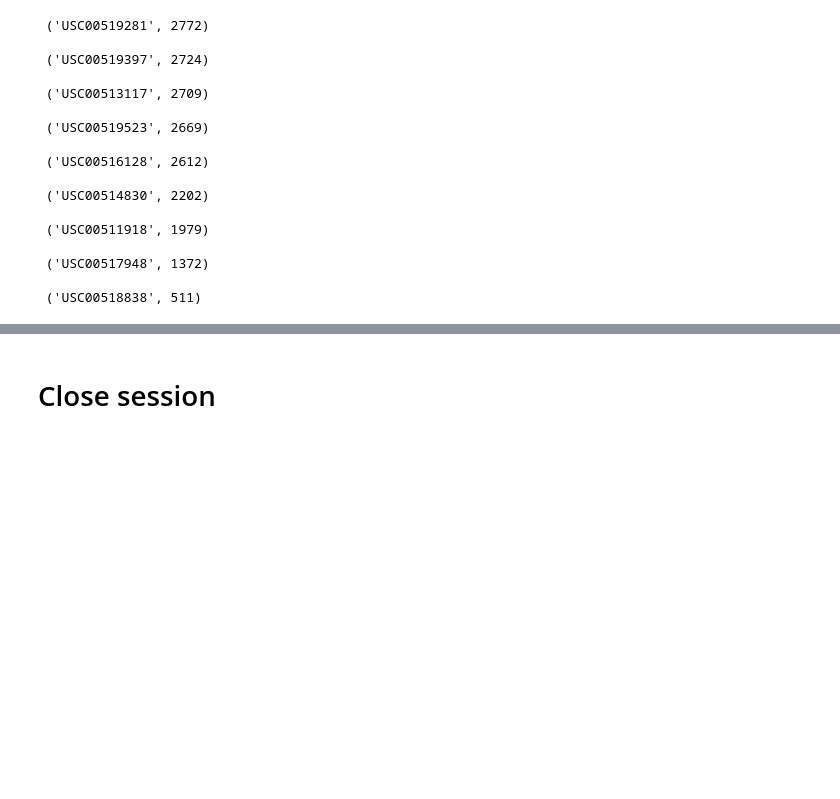
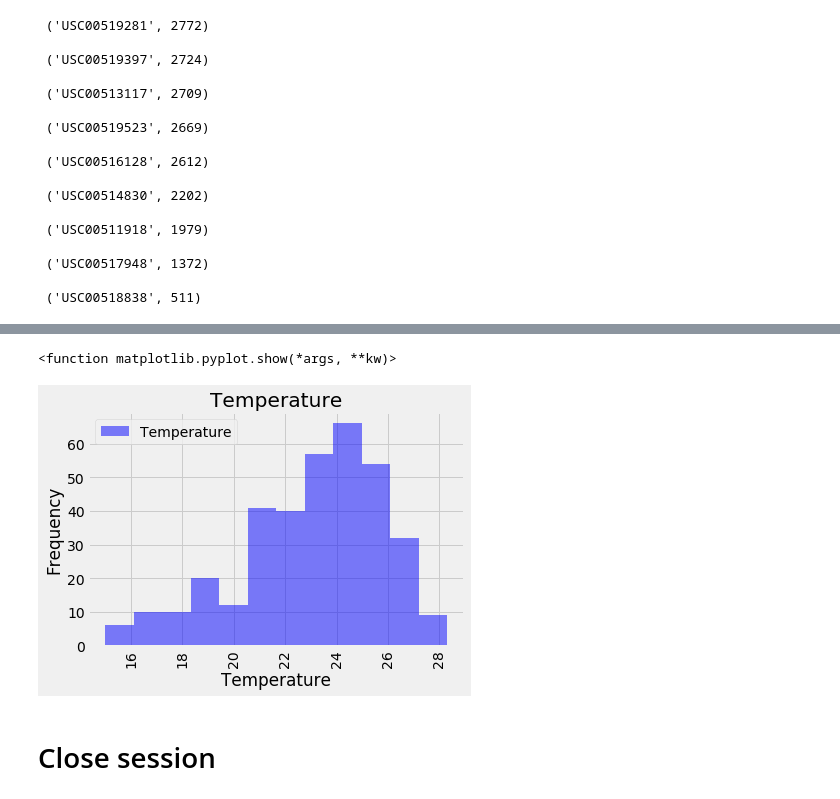
Before and after one commit to SandraBotica/sqlalchemy-challenge, a Jupyter notebook: SurfsUp/climate_starter.ipynb, the cells around one changed output, grey strips where cells are left out. Drawn from its saved outputs; the diff is of its cells as text; code cells hidden in the pictures; blank space fills up the shorter version.

Commit message:
temperature analysis complete

```diff
--- a/SurfsUp/climate_starter.ipynb
+++ b/SurfsUp/climate_starter.ipynb
@@ -338,9 +333,9 @@ session.query(func.count(Station.station)).all()
 session.query = sqlalchemy.select([Measurement.station,
                                    sqlalchemy.func.count(Measurement.station)]).order_by(sqlalchemy.func.count(Measurement.station).desc()).group_by(Measurement.station)
 
-result = engine.execute(session.query).fetchall()
+result1 = engine.execute(session.query).fetchall()
 
-for record in result:
+for record in result1:
     print("\n", record)
 # %% [output]
  ('USC00519281', 2772)
@@ -368,15 +363,9 @@ session = Session()
 # %%
 # Using the most active station id from the previous query, calculate the lowest, highest, and average temperature.
 
-result = session.query(Measurement) \
-    .with_entities(Measurement.station,Measurement.tobs) \
+result2 = session.query(func.max(Measurement.tobs),func.min(Measurement.tobs),func.avg(Measurement.tobs)) \
         .filter(Measurement.station == 'USC00519281').all()
 
-# station_df = pd.DataFrame({"Station": result[0],"Temperature": result[1]} for r in result)
-# station_df.head(20)
 
-for r in result:
-    print(r.tobs)
-
-# print(station_temp)
+print(result2)
 # %% [output]
@@ -418,0 +383,10 @@ station_df.Temperature.mean()
+# %%
+query_date_12_months = dt.date(2016, 8, 17)
+results5 = session.query(Measurement.date,Measurement.tobs).\
+    filter(Measurement.station == 'USC00519281').\
+        order_by(Measurement.date.asc()).\
+            filter(func.strftime(Measurement.date) > query_date_12_months).all()
+
+temp_rows_df = pd.DataFrame({"Date": result[0], "Temperature": result[1]} for result in results5)
+temp_rows_df
+# temp_rows_df.set_index(["Date"])
@@ -419,3 +407,12 @@ station_df.Temperature.mean()
+# %%
+temp_rows_df.plot.hist(x='Date',y='Temperature',bins=12, rot=90, color='b', alpha=0.5)
+plt.xlabel("Temperature")
+plt.ylabel("Frequency")
+plt.title("Temperature")
+plt.show
+# %% [output]
+<function matplotlib.pyplot.show(*args, **kw)>
+[figure, added]
 # %% [markdown]
 # Close session
 # %%
```
Also changed, not shown: parts of 15 cells of this notebook.
